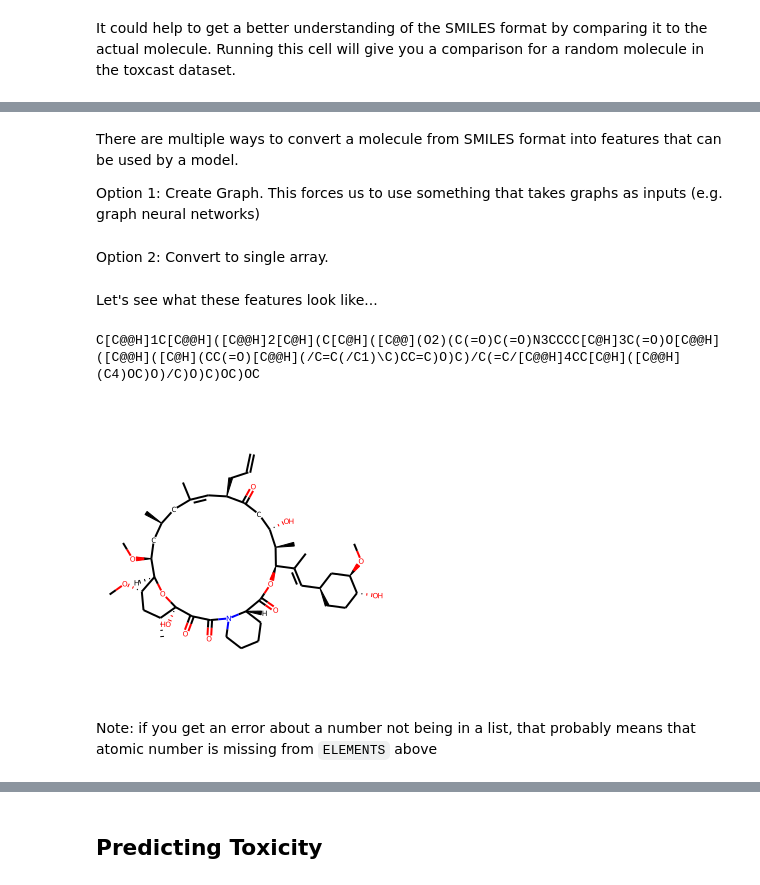
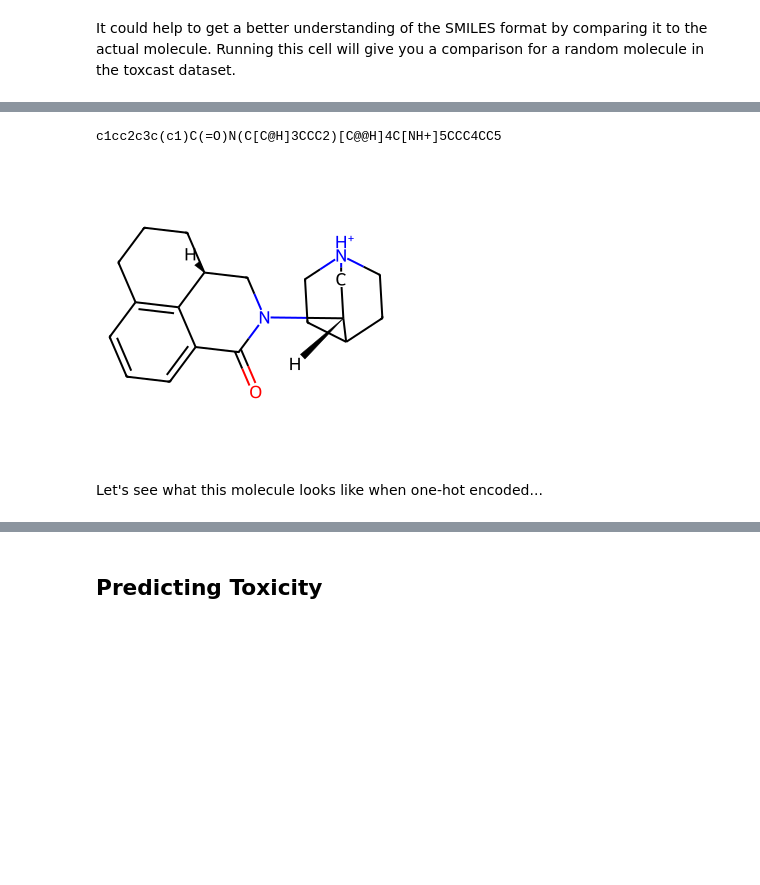
Before and after one commit to DruizrGit/UofT_Molecular_ML, a Jupyter notebook: notebook.ipynb, the cells around one changed output, grey strips where cells are left out. Drawn from its saved outputs; the diff is of its cells as text; code cells hidden in the pictures; blank space fills up the shorter version.

```diff
--- a/notebook.ipynb
+++ b/notebook.ipynb
@@ -125 +133,10 @@ for source in SOURCES:
+# %%
+def random_smiles():
+    clintox_data = load_data("clintox")
+    return clintox_data["smiles"][np.random.randint(len(clintox_data))]
+
+
+def display_molecule(molecule):
+    print(molecule)
+    return rdkit.Chem.Draw.MolToImage(rdkit.Chem.MolFromSmiles(molecule))
 # %% [markdown]
@@ -283,4 +204,0 @@ df_t[df_t['feature_sum'] == 0]
-# %% [markdown]
-There are multiple ways to convert a molecule from SMILES format into features that can be used by a model.
-
-Option 1: Create Graph. This forces us to use something that takes graphs as inputs (e.g. graph neural networks)
@@ -334,2 +204,0 @@ def convert_to_graph(sml):
-# %% [markdown]
-Option 2: Convert to single array.
@@ -348,10 +205,9 @@ def convert_to_bits(smile, bits=256):
+# %%
+smiles_mol = random_smiles()
+
+display_molecule(smiles_mol)
+# %% [output]
+c1cc2c3c(c1)C(=O)N(C[C@H]3CCC2)[C@@H]4C[NH+]5CCC4CC5
+[figure, added]
 # %% [markdown]
-Let's see what these features look like...
+Let's see what this molecule looks like when one-hot encoded...
-# %%
-molecule = random_molecule()
-display_molecule(molecule)
-# %% [output]
-C[C@@H]1C[C@@H]([C@@H]2[C@H](C[C@H]([C@@](O2)(C(=O)C(=O)N3CCCC[C@H]3C(=O)O[C@@H]([C@@H]([C@H](CC(=O)[C@@H](/C=C(/C1)\C)CC=C)O)C)/C(=C/[C@@H]4CC[C@H]([C@@H](C4)OC)O)/C)O)C)OC)OC
-[figure, removed]
-# %% [markdown]
-Note: if you get an error about a number not being in a list, that probably means that atomic number is missing from `ELEMENTS` above
```
Also changed, not shown: parts of 34 cells of this notebook, 1 other file.
